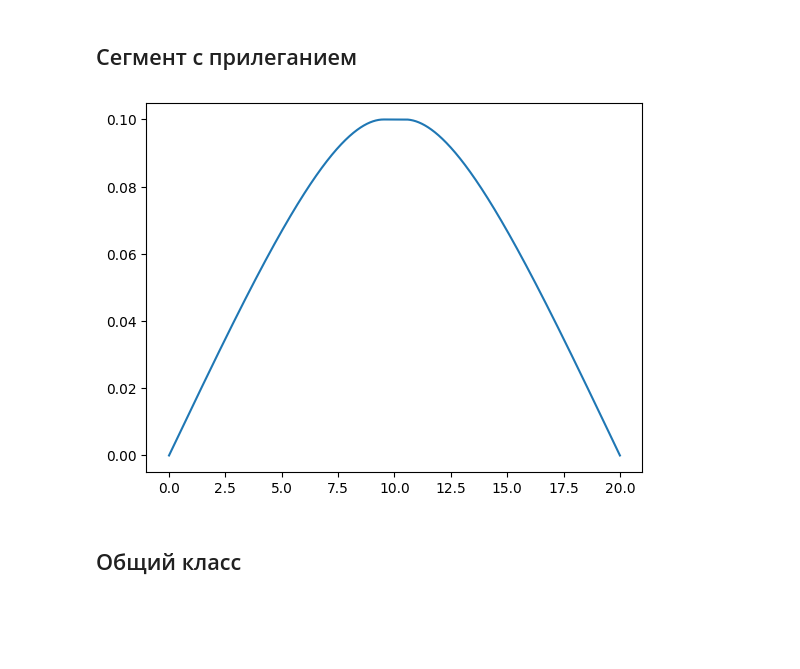
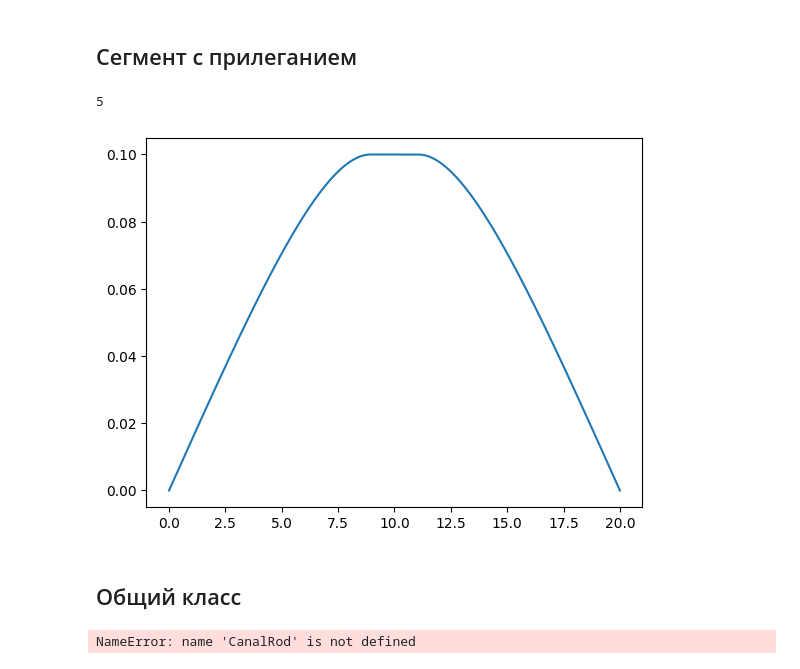
Before and after one commit to SpaceZeroed/Direc_Pipe, a Jupyter notebook: Diploma.ipynb, the cells around one changed output. Saved outputs shown, nothing was run; the diff lists cells and outputs as text; code cells hidden in the pictures; blank space fills up the shorter version.

```diff
--- a/Diploma.ipynb
+++ b/Diploma.ipynb
@@ -236,9 +249,11 @@ class Rod():
 # %%
-T1 = Rod(n=2.1)
+T1 = Rod(l=20,n=5)
+print(T1.n)
 plt.plot(T1.stacked_x,T1.solution)
 plt.show()
 # %% [output]
+5
-[figure, old version]
+[figure, new version]
 # %% [markdown]
 ## Общий класс
 # %%
@@ -292,0 +371,12 @@ class CanalRod():
+# %%
+R1 = CanalRod(n=16)
+plt.plot(R1.x,R1.solution,label=f'n={R1.n}')
+plt.legend(loc='lower right')
+R1.n = 40
+plt.plot(R1.x,R1.solution,label=f'n={R1.n}')
+plt.legend(loc='lower right')
+R1.n = 143
+plt.plot(R1.x,R1.solution,label=f'n={R1.n}')
+plt.legend(loc='lower right')
+# %% [output]
+NameError: name 'CanalRod' is not defined
```
Also changed, not shown: parts of 3 cells of this notebook, 1 other file.
